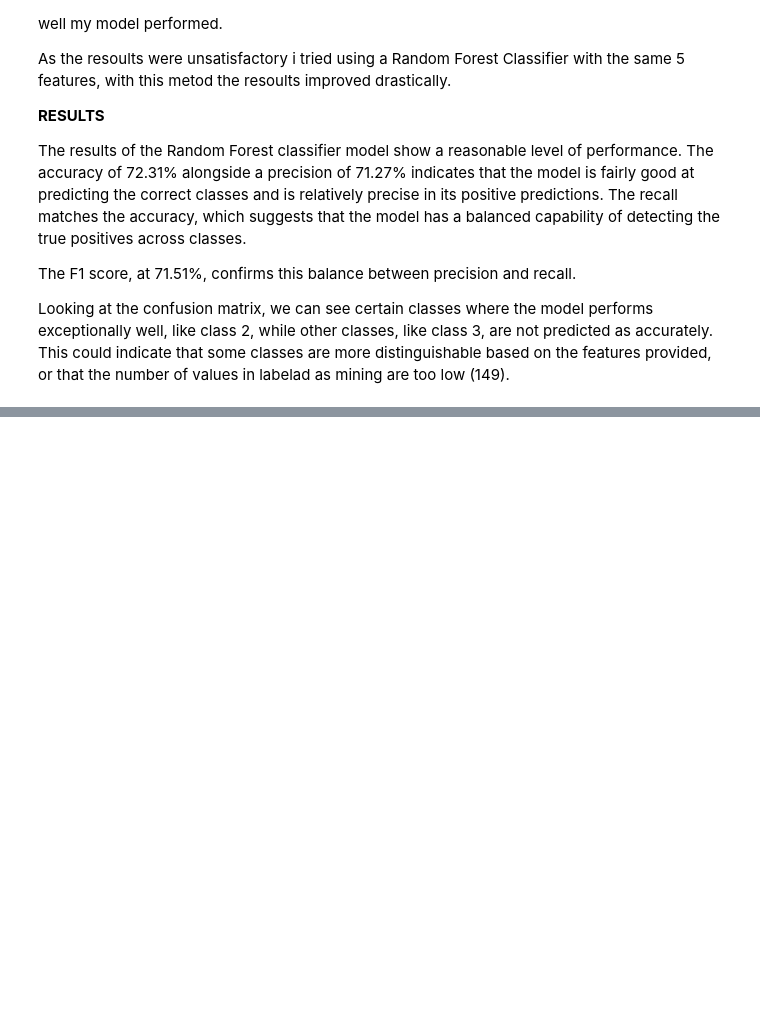
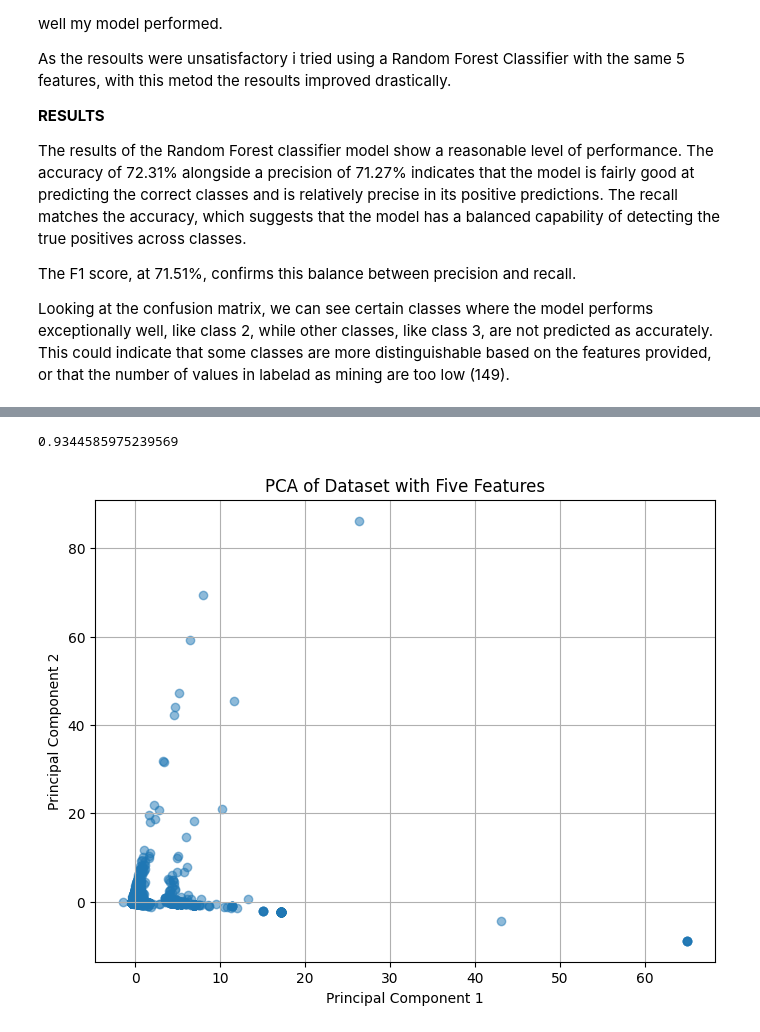
Before and after one commit to fabrizi0rigodanz0/Airbnb_ML_Project, a Jupyter notebook: Bitcoin_Transactions_Analysis.ipynb, the cells around one changed output, grey strips where cells are left out. Saved outputs shown, nothing was run; the diff lists cells and outputs as text; code cells hidden in the pictures; blank space fills up the shorter version.

```diff
--- a/Bitcoin_Transactions_Analysis.ipynb
+++ b/Bitcoin_Transactions_Analysis.ipynb
@@ -1350,0 +1379,44 @@ Looking at the confusion matrix, we can see certain classes where the model perf
+# %%
+# Applying k-means to the dataset with the optimal number of clusters
+#n_clusters = 4, the optimal number find from the elbow method
+kmeans = KMeans(n_clusters=4, init='k-means++', random_state=42)
+y_kmeans = kmeans.fit_predict(c)
+
+# Adding the cluster to the dataset
+c['Cluster'] = y_kmeans
+# %%
+# You already have the clustering results in y_kmeans and your data in c
+from sklearn.metrics import silhouette_score
+silhouette_avg = silhouette_score(c, y_kmeans)
+print(silhouette_avg)
+# %% [output]
+0.9344585975239569
+# %%
+import pandas as pd
+from sklearn.decomposition import PCA
+import matplotlib.pyplot as plt
+from sklearn.preprocessing import StandardScaler
+from sklearn.cluster import KMeans
+from sklearn.metrics import silhouette_score
+import numpy as np
+
+scaler = StandardScaler()
+df_scaled = scaler.fit_transform(c)
+
+# Initialize PCA and reduce to two components
+pca = PCA(n_components=2)
+principal_components = pca.fit_transform(df_scaled)
+
+# Create a new dataframe with the two principal components
+pca_df = pd.DataFrame(data=principal_components, columns=['PC1', 'PC2'])
+
+# Visualize the first two principal components
+plt.figure(figsize=(8,6))
+plt.scatter(pca_df['PC1'], pca_df['PC2'], alpha=0.5)
+plt.title('PCA of Dataset with Five Features')
+plt.xlabel('Principal Component 1')
+plt.ylabel('Principal Component 2')
+plt.grid(True)
+plt.show()
+# %% [output]
+[figure, added]
```
Also changed, not shown: parts of 5 cells of this notebook.
